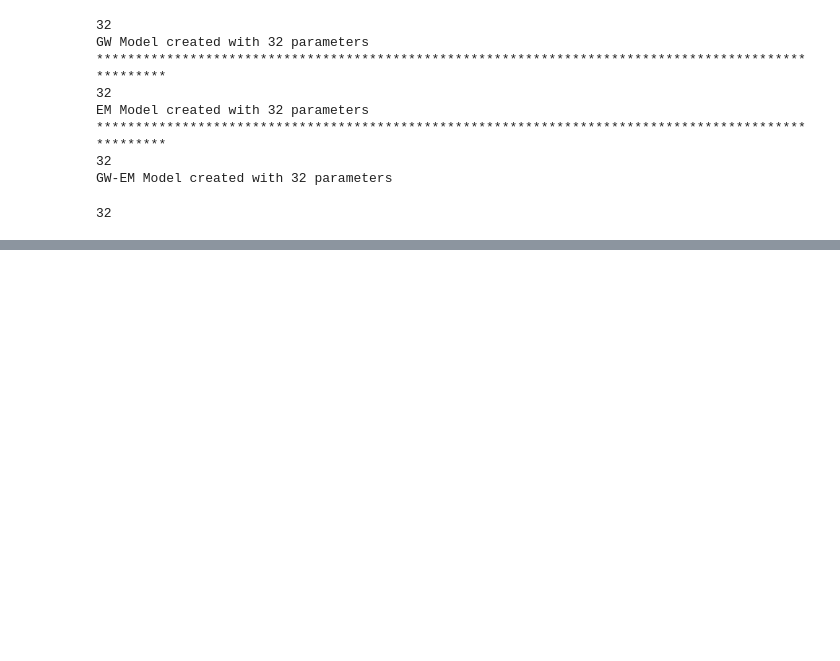
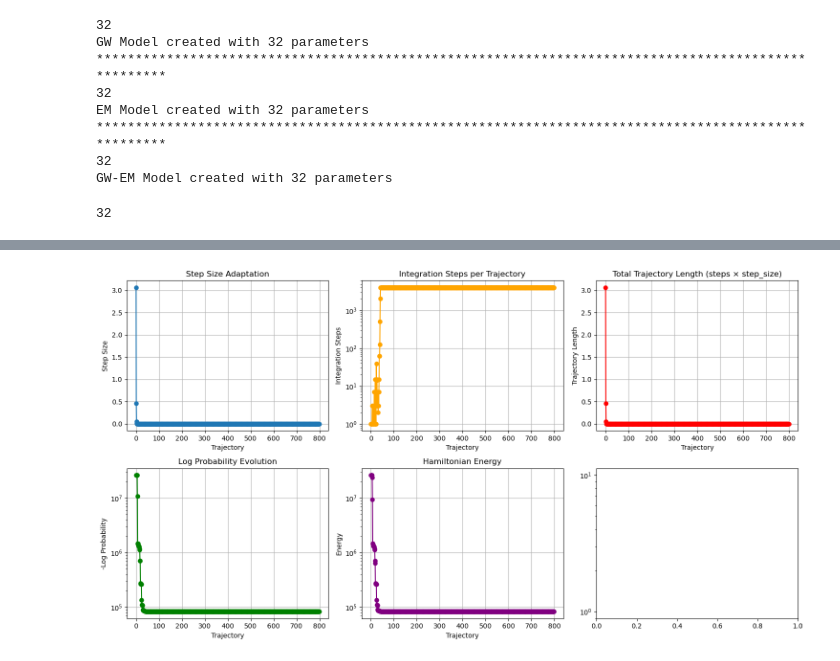
Before and after one commit to souvik-jana/lens_reconstruction, a Jupyter notebook: EM_GW_PE.ipynb, the cells around one changed output, grey strips where cells are left out. Cells and saved outputs as stored; diff of their text form; code cells hidden in the pictures; blank space fills up the shorter version.

```diff
--- a/EM_GW_PE.ipynb
+++ b/EM_GW_PE.ipynb
@@ -1204,0 +1252,56 @@ print("Warmup state (lens only, unconstrained)", {k: v for k, v in last_state.po
+# %%
+import matplotlib.pyplot as plt
+
+fig, axes = plt.subplots(2, 3, figsize=(15, 8))
+
+# Step size evolution
+axes[0, 0].plot(range(num_trajectories), step_sizes, 'o-')
+axes[0, 0].set_xlabel('Trajectory')
+axes[0, 0].set_ylabel('Step Size')
+axes[0, 0].set_title('Step Size Adaptation')
+axes[0, 0].grid(True)
+plt.yscale('log')
+
+# Number of integration steps
+axes[0, 1].plot(range(num_trajectories), num_integration_steps, 'o-', color='orange')
+axes[0, 1].set_xlabel('Trajectory')
+axes[0, 1].set_ylabel('Integration Steps')
+axes[0, 1].set_title('Integration Steps per Trajectory')
+axes[0, 1].grid(True)
+axes[0, 1].set_yscale('log')
+
+# Trajectory length
+axes[0, 2].plot(range(num_trajectories), trajectory_lengths, 'o-', color='red')
+axes[0, 2].set_xlabel('Trajectory')
+axes[0, 2].set_ylabel('Trajectory Length')
+axes[0, 2].set_title('Total Trajectory Length (steps × step_size)')
+axes[0, 2].grid(True)
+plt.yscale('log')
+
+# Log probability
+axes[1, 0].plot(range(num_trajectories), -1*jnp.array(log_probs), 'o-', color='green')
+axes[1, 0].set_xlabel('Trajectory')
+axes[1, 0].set_ylabel('-Log Probability')
+axes[1, 0].set_title('Log Probability Evolution')
+axes[1, 0].grid(True)
+axes[1, 0].set_yscale('log')
+
+# Energy
+axes[1, 1].plot(range(num_trajectories), energy, 'o-', color='purple')
+axes[1, 1].set_xlabel('Trajectory')
+axes[1, 1].set_ylabel('Energy')
+axes[1, 1].set_title('Hamiltonian Energy')
+axes[1, 1].grid(True)
+axes[1, 1].set_yscale('log')
+
+# # Acceptance
+# axes[1, 2].bar(range(num_trajectories), is_accepted, color=['green' if x else 'red' for x in is_accepted])
+# axes[1, 2].set_xlabel('Trajectory')
+# axes[1, 2].set_ylabel('Accepted')
+# axes[1, 2].set_title('Acceptance per Trajectory')
+# axes[1, 2].set_ylim([-0.1, 1.1])
+
+plt.tight_layout()
+plt.show()
+# %% [output]
+[figure, added]
```
Also changed, not shown: parts of 66 cells of this notebook.
